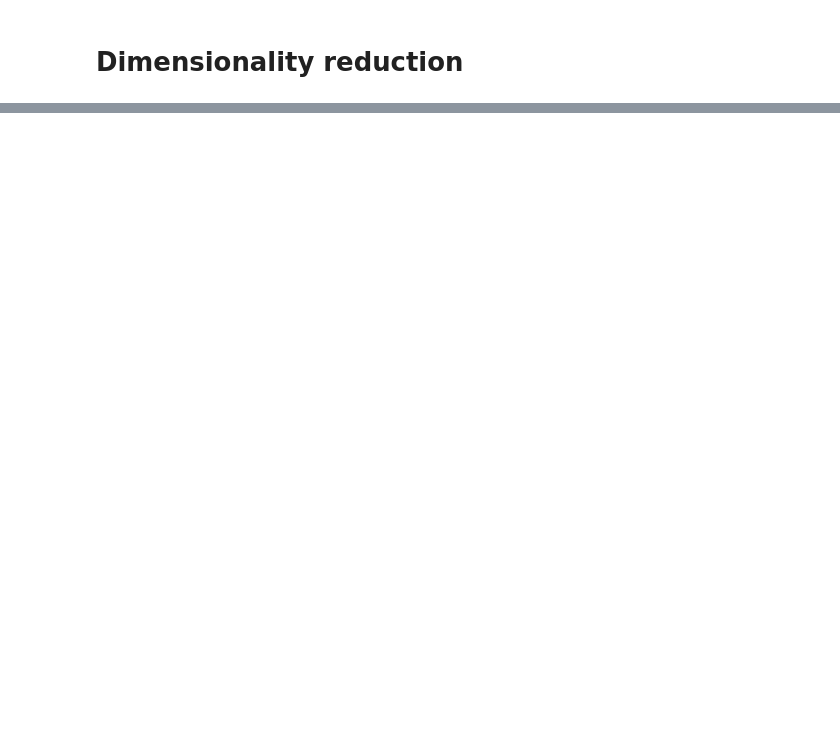
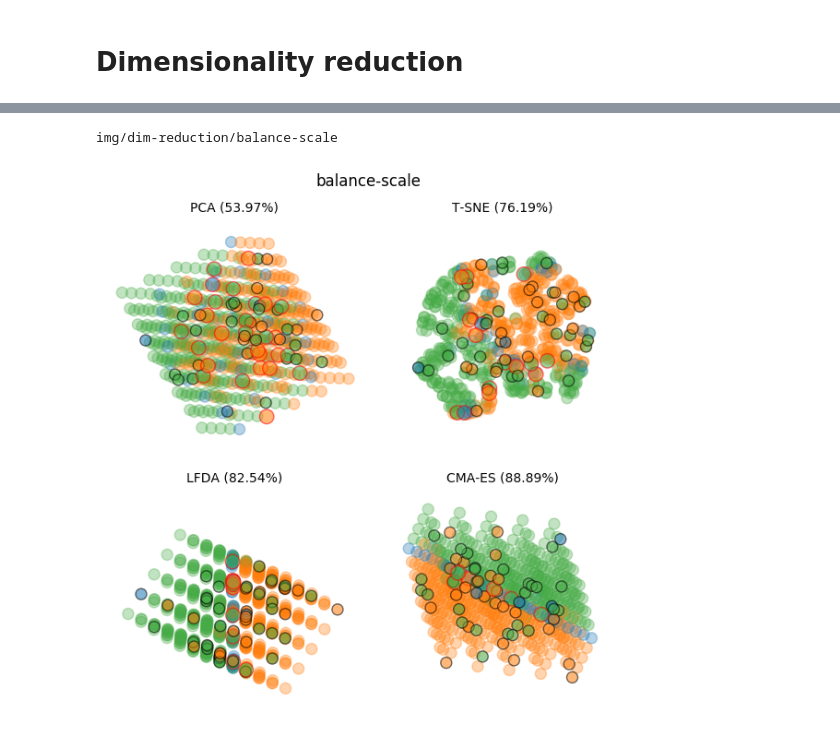
Before and after one commit to svecon/metric-learn-playground, a Jupyter notebook: 13_dim_reduction.ipynb, the cells around one changed output, grey strips where cells are left out. Cells and saved outputs as stored; diff of their text form; code cells hidden in the pictures; blank space fills up the shorter version.

Commit message:
matplotlib scatter, multiple graphs, saving dim reduction

```diff
--- a/13_dim_reduction.ipynb
+++ b/13_dim_reduction.ipynb
@@ -330,0 +266,41 @@ for filename in datasets[0:]:
+# %%
+results = []
+for file in glob.glob("{}/*.pkl".format(resultsDirectory)):
+    results.append(file)
+results.sort()
+
+resultsByDataset = {}
+
+for x in results:
+    d,filename = x[:-4].split('/')
+    datasetName,methodName = filename.split('__')
+
+    if datasetName not in resultsByDataset:
+        resultsByDataset[datasetName] = {}
+
+    resultsByDataset[datasetName][methodName] = load_obj(filename)
+# %%
+methodTitles = [
+    ('pca', 'PCA'),
+    ('tsne', 'T-SNE'),
+    ('lfda', 'LFDA'),
+    ('cmaes', 'CMA-ES'),
+]
+# %%
+for datasetName, alldata in resultsByDataset.items():
+    N = sum([1 if x in alldata else 0 for x,y in methodTitles])
+
+    fig, axes = startGraphing(datasetName, 2, N)
+    for i, (method, title) in enumerate(methodTitles):
+
+        if method not in alldata:
+            continue
+
+        data = alldata[method]
+        plotScatter(axes[i],title,**data)
+
+    print('{}/{}'.format(graphsDirectory, datasetName))
+    endGraphing(fig, '{}/{}'.format(graphsDirectory, datasetName))
+# %% [output]
+img/dim-reduction/balance-scale
+[figure, added]
```
Also changed, not shown: parts of 6 cells of this notebook, 3 other files.
